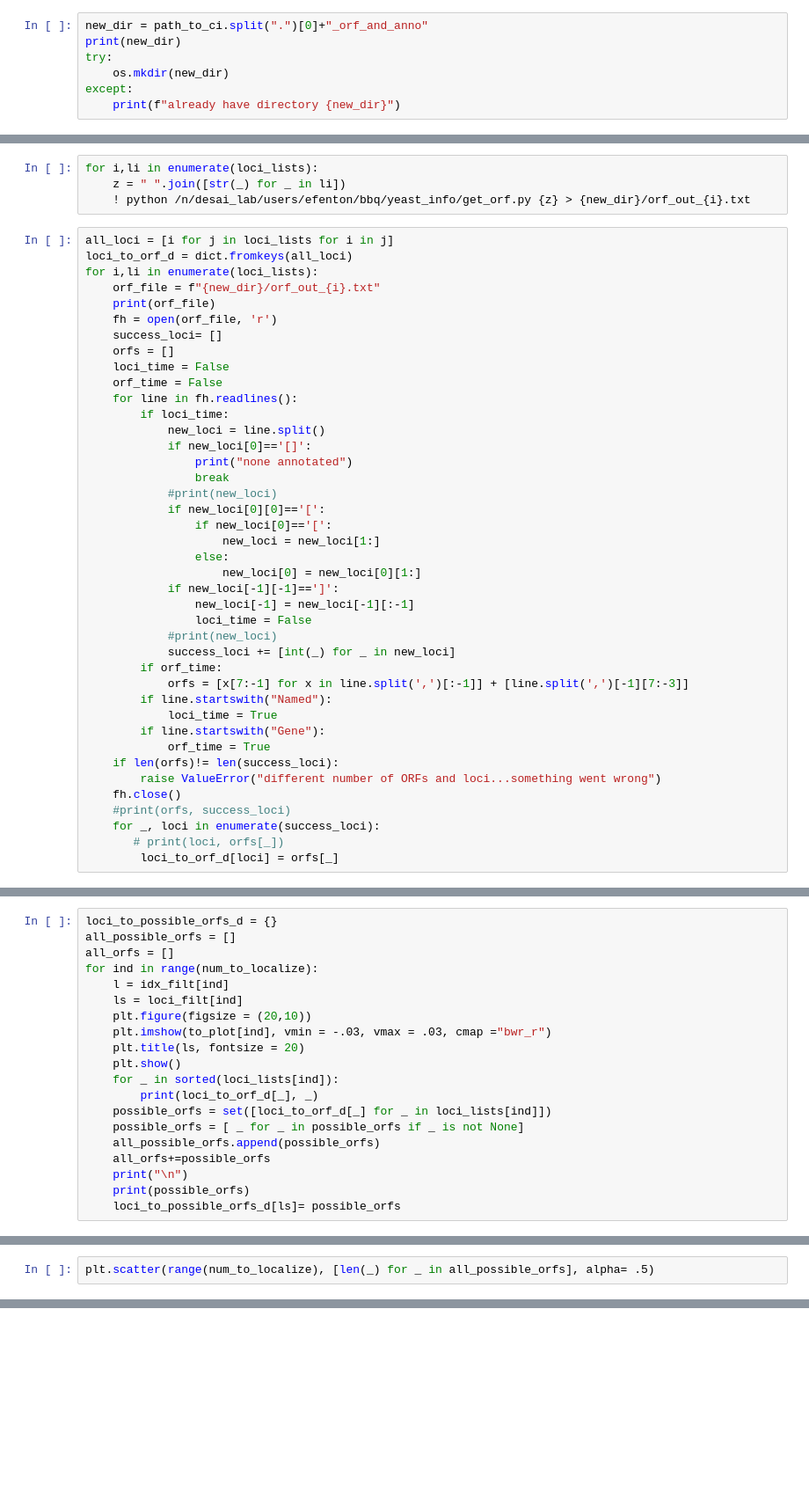
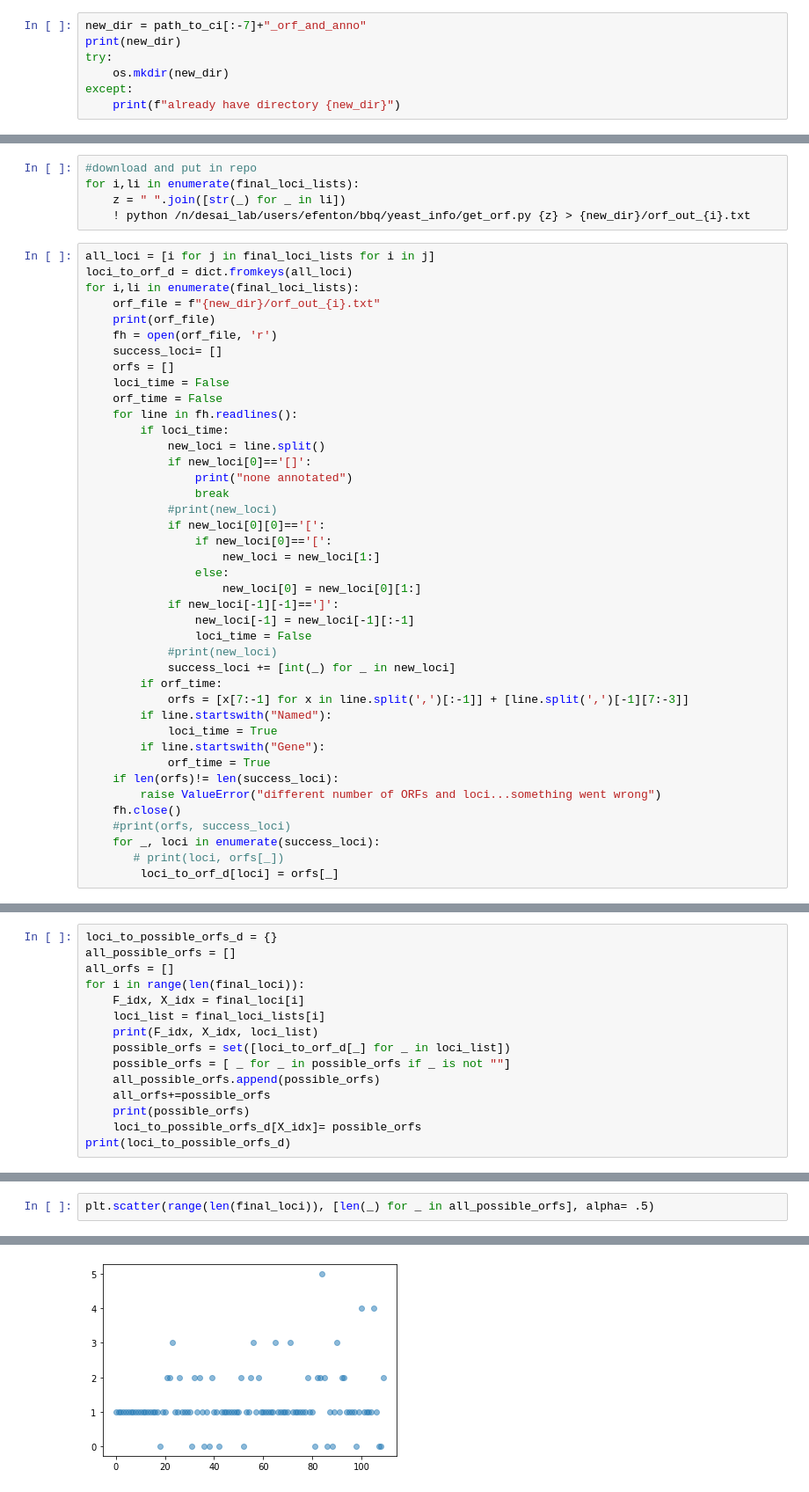
Before and after one commit to spetti/sparse-structure-discovery, a Jupyter notebook: QTL/ci_to_orfs_and_annotations.ipynb, the cells around one changed output, grey strips where cells are left out. Shown: that part at 88% size. Drawn from its saved outputs; the diff is of its cells as text; blank space fills up the shorter version.

```diff
--- a/QTL/ci_to_orfs_and_annotations.ipynb
+++ b/QTL/ci_to_orfs_and_annotations.ipynb
@@ -10,5 +161,5 @@ print(len(loci), len(loci_lists))
 # %%
-new_dir = path_to_ci.split(".")[0]+"_orf_and_anno"
+new_dir = path_to_ci[:-7]+"_orf_and_anno"
 print(new_dir)
 try:
     os.mkdir(new_dir)
@@ -21,11 +170,12 @@ loci_list
 # %%
-for i,li in enumerate(loci_lists):
+#download and put in repo
+for i,li in enumerate(final_loci_lists):
     z = " ".join([str(_) for _ in li])
     ! python /n/desai_lab/users/efenton/bbq/yeast_info/get_orf.py {z} > {new_dir}/orf_out_{i}.txt
 # %%
-all_loci = [i for j in loci_lists for i in j]
+all_loci = [i for j in final_loci_lists for i in j]
 loci_to_orf_d = dict.fromkeys(all_loci)
-for i,li in enumerate(loci_lists):
+for i,li in enumerate(final_loci_lists):
     orf_file = f"{new_dir}/orf_out_{i}.txt"
     print(orf_file)
     fh = open(orf_file, 'r')
@@ -67,19 +235,14 @@ for i,li in enumerate(loci_lists):
 loci_to_possible_orfs_d = {}
 all_possible_orfs = []
 all_orfs = []
-for ind in range(num_to_localize):
-    l = idx_filt[ind]
-    ls = loci_filt[ind]
-    plt.figure(figsize = (20,10))
-    plt.imshow(to_plot[ind], vmin = -.03, vmax = .03, cmap ="bwr_r")
-    plt.title(ls, fontsize = 20)
-    plt.show()
-    for _ in sorted(loci_lists[ind]):
-        print(loci_to_orf_d[_], _)
-    possible_orfs = set([loci_to_orf_d[_] for _ in loci_lists[ind]])
-    possible_orfs = [ _ for _ in possible_orfs if _ is not None]
+for i in range(len(final_loci)):
+    F_idx, X_idx = final_loci[i]
+    loci_list = final_loci_lists[i]
+    print(F_idx, X_idx, loci_list)
+    possible_orfs = set([loci_to_orf_d[_] for _ in loci_list])
+    possible_orfs = [ _ for _ in possible_orfs if _ is not ""]
     all_possible_orfs.append(possible_orfs)
     all_orfs+=possible_orfs
-    print("\n")
     print(possible_orfs)
-    loci_to_possible_orfs_d[ls]= possible_orfs
+    loci_to_possible_orfs_d[X_idx]= possible_orfs
+print(loci_to_possible_orfs_d)
@@ -86,2 +267,3 @@ for ind in range(num_to_localize):
 # %%
-plt.scatter(range(num_to_localize), [len(_) for _ in all_possible_orfs], alpha= .5)
+plt.scatter(range(len(final_loci)), [len(_) for _ in all_possible_orfs], alpha= .5)
+# %% [output]
@@ -88 +271,2 @@ plt.scatter(range(num_to_localize), [len(_) for _ in all_possible_orfs], alpha=
+[figure, added]
 # %%
```
Also changed, not shown: parts of 28 cells of this notebook.
